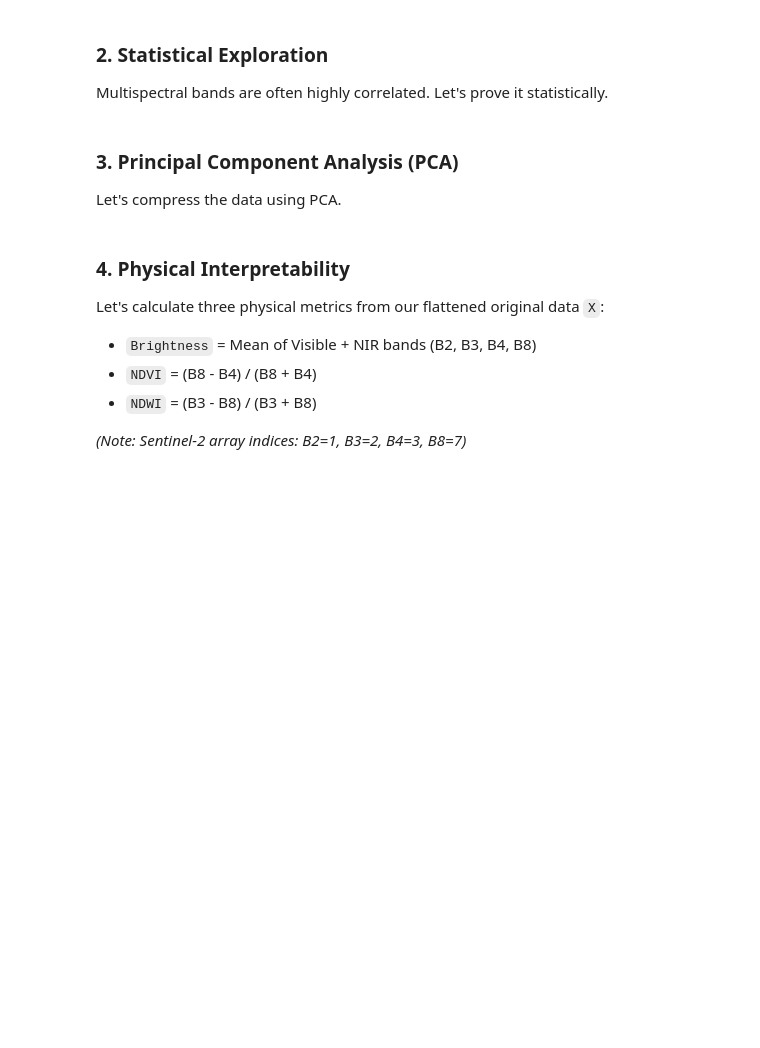
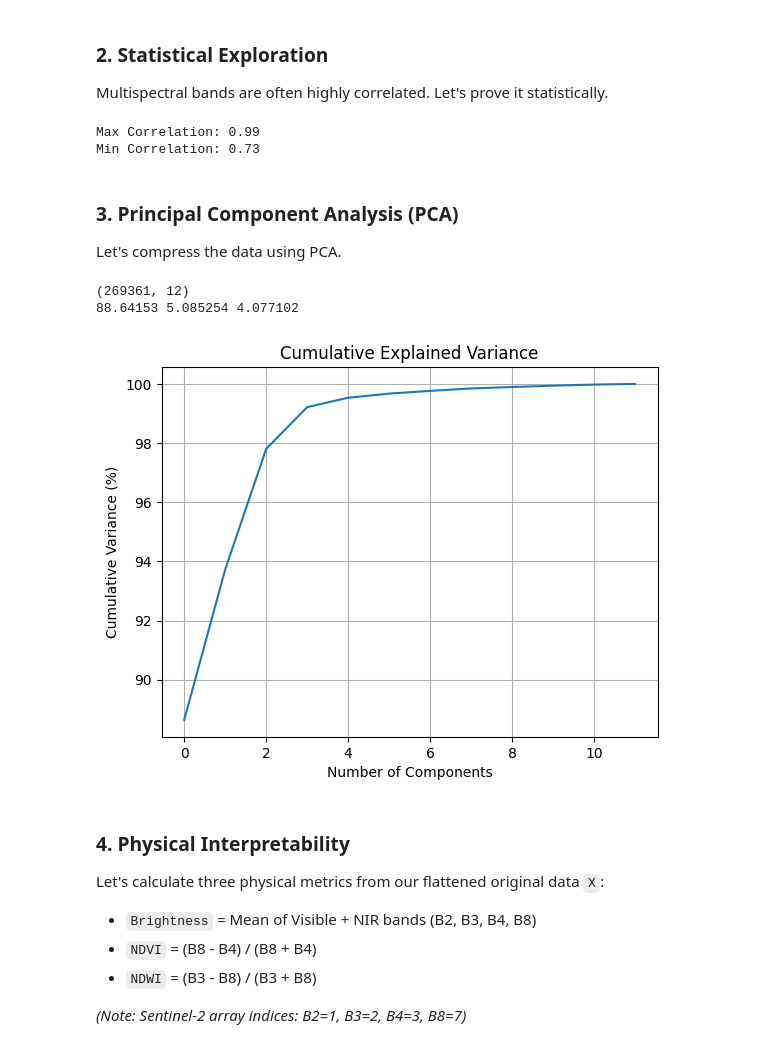
Before and after one commit to Asmaa-204/Satellite-Imagery-Labs, a Jupyter notebook: 02-spectral_transforms/Spectral_Transforms.ipynb, the cells around one changed output. Drawn from its saved outputs; the diff is of its cells as text; code cells hidden in the pictures; blank space fills up the shorter version.

```diff
--- a/02-spectral_transforms/Spectral_Transforms.ipynb
+++ b/02-spectral_transforms/Spectral_Transforms.ipynb
@@ -48,23 +73,57 @@ Multispectral bands are often highly correlated. Let's prove it statistically.
 # TODO: Find the maximum and minimum correlation values between any two *different* bands.
 # Store them in variables named 'max_corr' and 'min_corr'.
 
-max_corr = 0.0
-min_corr = 0.0
+corr = np.corrcoef(X)
+
+mask = ~np.eye(corr.shape[0], dtype=bool)
+vals = corr[mask]
+
+max_corr = np.max(vals)
+min_corr = np.min(vals)
 
 print(f"Max Correlation: {max_corr:.2f}")
 print(f"Min Correlation: {min_corr:.2f}")
+# %% [output]
+Max Correlation: 0.99
+Min Correlation: 0.73
 # %% [markdown]
 ### 3. Principal Component Analysis (PCA)
 Let's compress the data using PCA.
 # %%
 # TODO: Mean-center the data, apply PCA, and extract the principal components.
 # TODO: Calculate the percentage of variance explained by the first three components.
 # Store these percentages in 'var_pc1', 'var_pc2', and 'var_pc3' (e.g., 90.5 for 90.5%).
 # TODO: Plot the Cumulative Explained Variance.
 
-var_pc1 = 0.0
-var_pc2 = 0.0
-var_pc3 = 0.0
+X_pixels = X.T
+
+X_centered = X_pixels - np.mean(X_pixels, axis=0)
+
+pca = PCA()
+X_pca = pca.fit_transform(X_centered)
+print(X_pca.shape)
+
+var = pca.explained_variance_ratio_ * 100
+
+var_pc1 = var[0]
+var_pc2 = var[1]
+var_pc3 = var[2]
+
+print(var_pc1, var_pc2, var_pc3)
+
+cum_var = np.cumsum(var)
+
+plt.figure()
+plt.plot(cum_var)
+plt.xlabel("Number of Components")
+plt.ylabel("Cumulative Variance (%)")
+plt.title("Cumulative Explained Variance")
+plt.grid()
+plt.show()
+# %% [output]
+(269361, 12)
+88.64153 5.085254 4.077102
+[figure, added]
 # %% [markdown]
 ### 4. Physical Interpretability
 Let's calculate three physical metrics from our flattened original data `X`:
```
Also changed, not shown: parts of 5 cells of this notebook.
